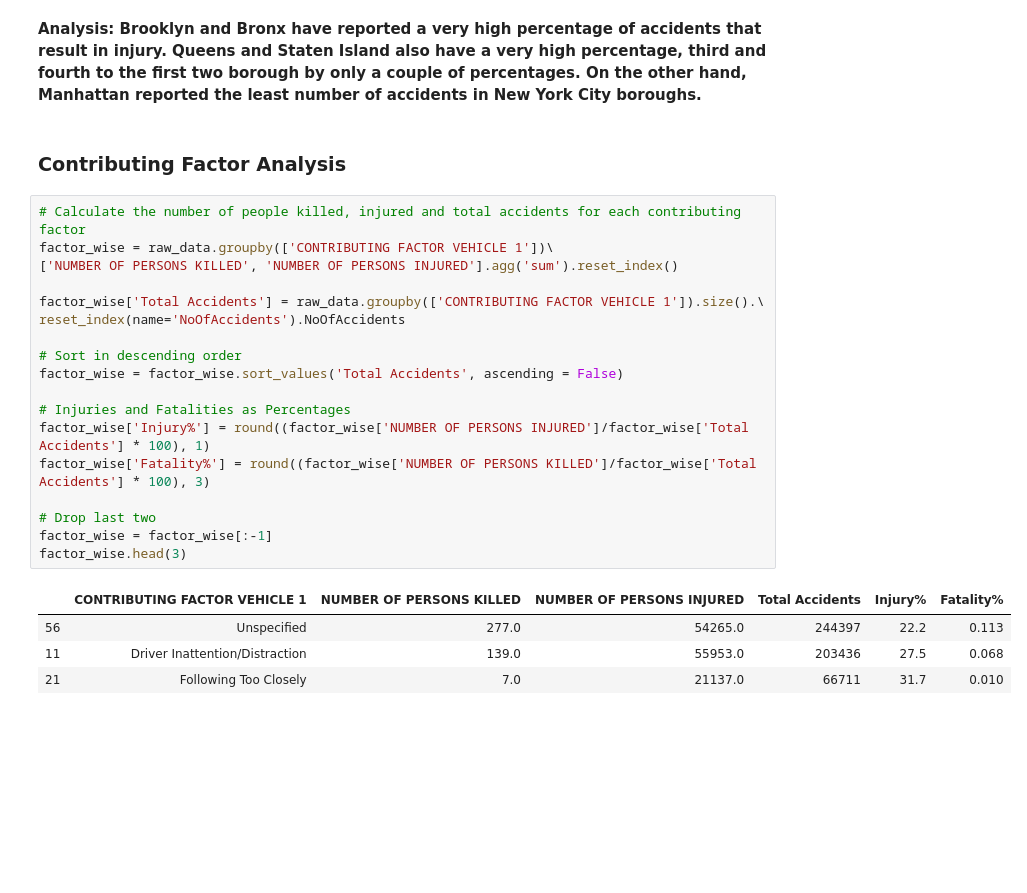
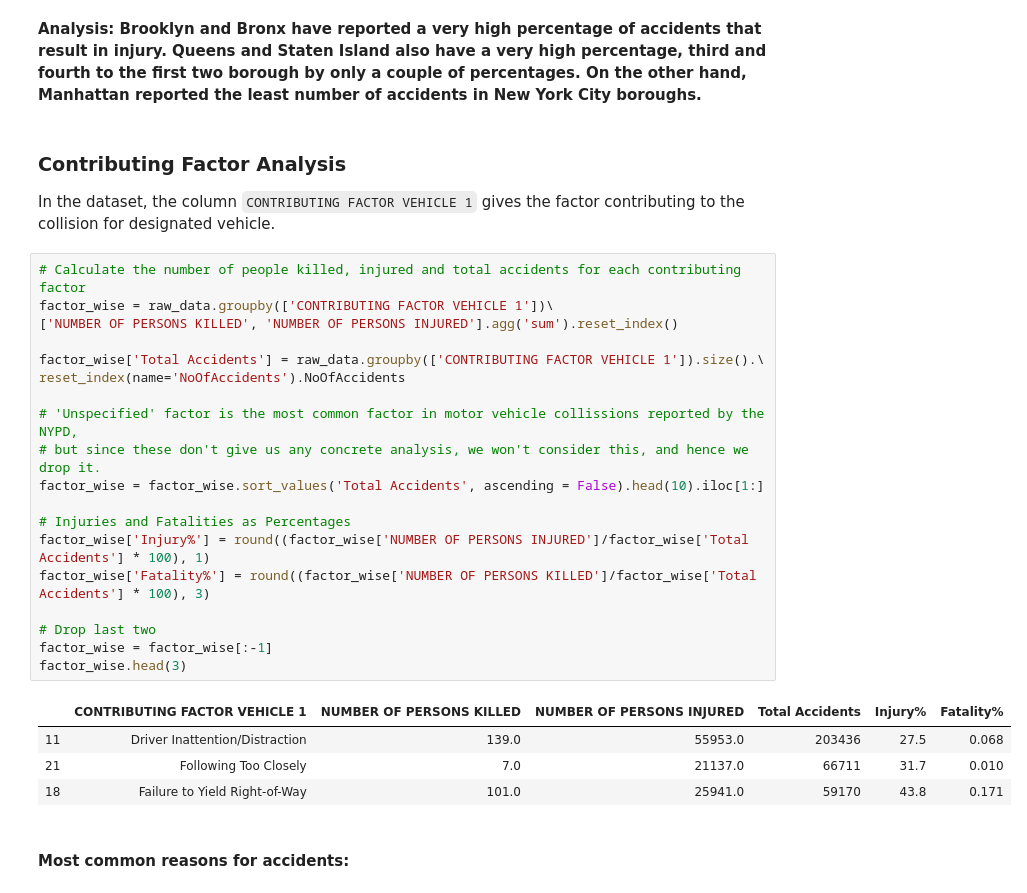
Before and after one commit to skhiearth/NYC-Motor-Vehicle-Collisions, a Jupyter notebook: NYC-Motor-Vehicle-Collisions.ipynb, the cells around one changed output. Drawn from its saved outputs; the diff is of its cells as text; blank space fills up the shorter version.

Commit message:
factor analysis

```diff
--- a/NYC-Motor-Vehicle-Collisions.ipynb
+++ b/NYC-Motor-Vehicle-Collisions.ipynb
@@ -180,28 +181,33 @@ fig.savefig('plots/borough_wise_injury_percentage.png', dpi=500)
 [figure]
 # %% [markdown]
 **Analysis: Brooklyn and Bronx have reported a very high percentage of accidents that result in injury. Queens and Staten Island also have a very high percentage, third and fourth to the first two borough by only a couple of percentages. On the other hand, Manhattan reported the least number of accidents in New York City boroughs.**
-# %% [markdown]
-### Contributing Factor Analysis
+# %% [markdown]
+### Contributing Factor Analysis
+
+In the dataset, the column `CONTRIBUTING FACTOR VEHICLE 1` gives the factor contributing to the collision for designated vehicle.
 # %%
 # Calculate the number of people killed, injured and total accidents for each contributing factor
 factor_wise = raw_data.groupby(['CONTRIBUTING FACTOR VEHICLE 1'])\
 ['NUMBER OF PERSONS KILLED', 'NUMBER OF PERSONS INJURED'].agg('sum').reset_index()
 
 factor_wise['Total Accidents'] = raw_data.groupby(['CONTRIBUTING FACTOR VEHICLE 1']).size().\
 reset_index(name='NoOfAccidents').NoOfAccidents
 
-# Sort in descending order
-factor_wise = factor_wise.sort_values('Total Accidents', ascending = False)
+# 'Unspecified' factor is the most common factor in motor vehicle collissions reported by the NYPD,
+# but since these don't give us any concrete analysis, we won't consider this, and hence we drop it.
+factor_wise = factor_wise.sort_values('Total Accidents', ascending = False).head(10).iloc[1:]
 
 # Injuries and Fatalities as Percentages
 factor_wise['Injury%'] = round((factor_wise['NUMBER OF PERSONS INJURED']/factor_wise['Total Accidents'] * 100), 1)
 factor_wise['Fatality%'] = round((factor_wise['NUMBER OF PERSONS KILLED']/factor_wise['Total Accidents'] * 100), 3)
 
 # Drop last two
 factor_wise = factor_wise[:-1]
 factor_wise.head(3)
 # %% [output]
 |  | CONTRIBUTING FACTOR VEHICLE 1 | NUMBER OF PERSONS KILLED | NUMBER OF PERSONS INJURED | Total Accidents | Injury% | Fatality% |
-| 56 | Unspecified | 277.0 | 54265.0 | 244397 | 22.2 | 0.113 |
 | 11 | Driver Inattention/Distraction | 139.0 | 55953.0 | 203436 | 27.5 | 0.068 |
 | 21 | Following Too Closely | 7.0 | 21137.0 | 66711 | 31.7 | 0.010 |
+| 18 | Failure to Yield Right-of-Way | 101.0 | 25941.0 | 59170 | 43.8 | 0.171 |
+# %% [markdown]
+#### Most common reasons for accidents:
```
Also changed, not shown: parts of 7 cells of this notebook.
